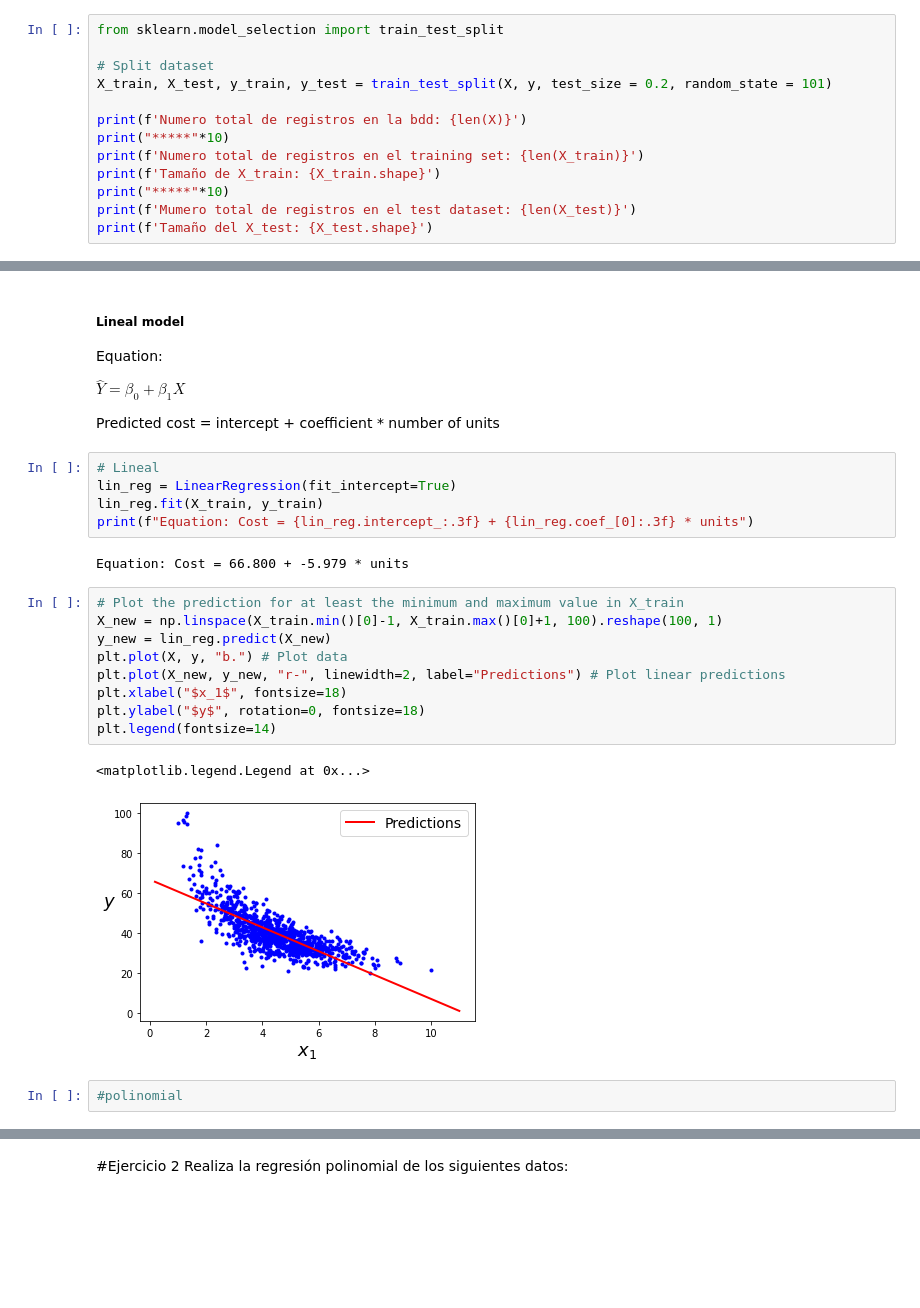
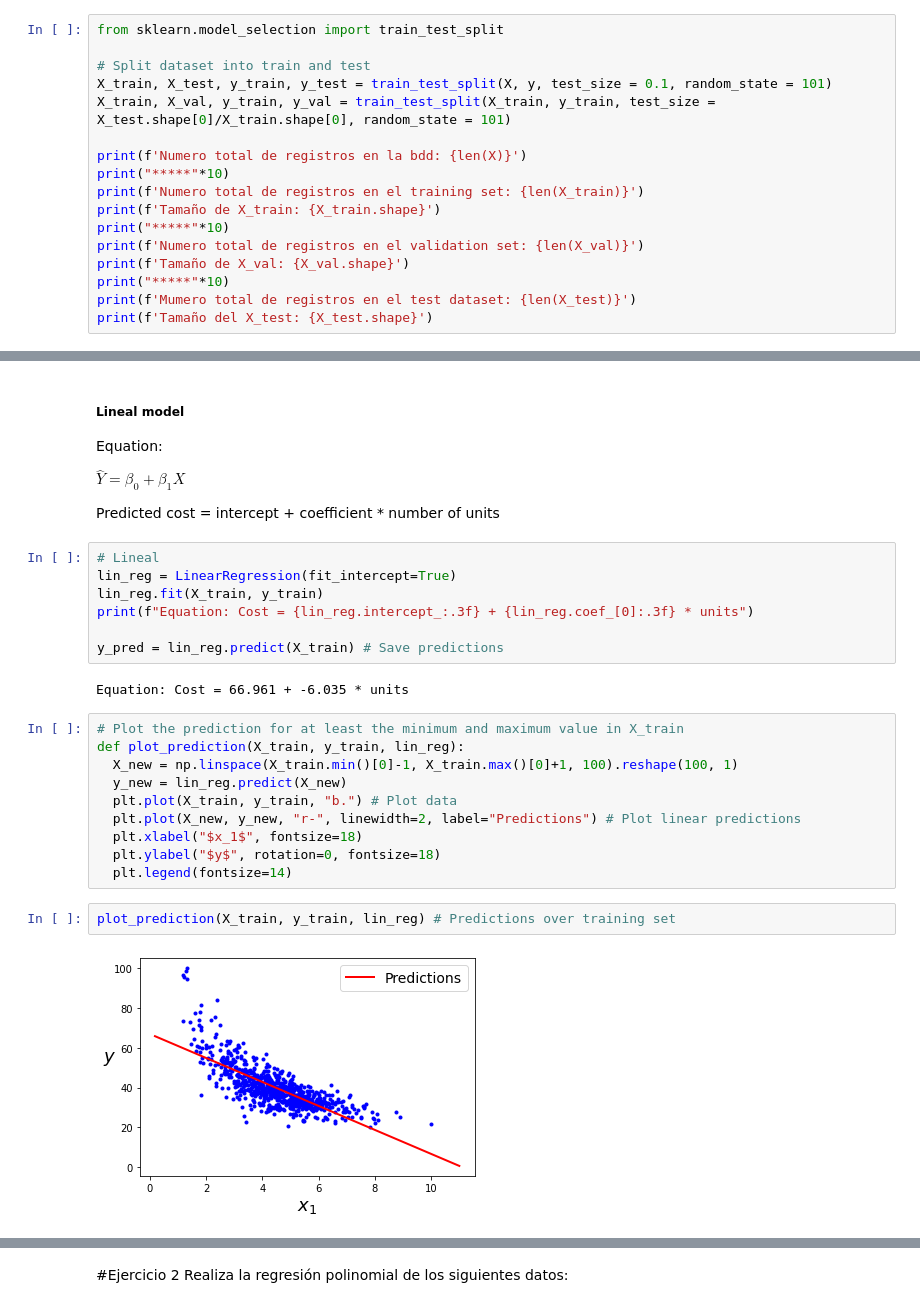
Before and after one commit to PosgradoMNA/actividades-de-aprendizaje-Walt9819, a Jupyter notebook: Week7/RegresionesyKMeans.ipynb, the cells around one changed output, grey strips where cells are left out. Cells and saved outputs as stored; diff of their text form; blank space fills up the shorter version.

```diff
--- a/Week7/RegresionesyKMeans.ipynb
+++ b/Week7/RegresionesyKMeans.ipynb
@@ -301,14 +301,18 @@ plt.plot(X,y,'b.')
 # %%
 from sklearn.model_selection import train_test_split
 
-# Split dataset
-X_train, X_test, y_train, y_test = train_test_split(X, y, test_size = 0.2, random_state = 101)
+# Split dataset into train and test
+X_train, X_test, y_train, y_test = train_test_split(X, y, test_size = 0.1, random_state = 101)
+X_train, X_val, y_train, y_val = train_test_split(X_train, y_train, test_size = X_test.shape[0]/X_train.shape[0], random_state = 101)
 
 print(f'Numero total de registros en la bdd: {len(X)}')
 print("*****"*10)
 print(f'Numero total de registros en el training set: {len(X_train)}')
 print(f'Tamaño de X_train: {X_train.shape}')
 print("*****"*10)
+print(f'Numero total de registros en el validation set: {len(X_val)}')
+print(f'Tamaño de X_val: {X_val.shape}')
+print("*****"*10)
 print(f'Mumero total de registros en el test dataset: {len(X_test)}')
 print(f'Tamaño del X_test: {X_test.shape}')
 # %% [output]
@@ -331,19 +338,21 @@ Predicted cost = intercept + coefficient * number of units
 lin_reg = LinearRegression(fit_intercept=True)
 lin_reg.fit(X_train, y_train)
 print(f"Equation: Cost = {lin_reg.intercept_:.3f} + {lin_reg.coef_[0]:.3f} * units")
+
+y_pred = lin_reg.predict(X_train) # Save predictions
 # %% [output]
-Equation: Cost = 66.800 + -5.979 * units
+Equation: Cost = 66.961 + -6.035 * units
 # %%
 # Plot the prediction for at least the minimum and maximum value in X_train
-X_new = np.linspace(X_train.min()[0]-1, X_train.max()[0]+1, 100).reshape(100, 1)
-y_new = lin_reg.predict(X_new)
-plt.plot(X, y, "b.") # Plot data
-plt.plot(X_new, y_new, "r-", linewidth=2, label="Predictions") # Plot linear predictions
-plt.xlabel("$x_1$", fontsize=18)
-plt.ylabel("$y$", rotation=0, fontsize=18)
-plt.legend(fontsize=14)
+def plot_prediction(X_train, y_train, lin_reg):
+  X_new = np.linspace(X_train.min()[0]-1, X_train.max()[0]+1, 100).reshape(100, 1)
+  y_new = lin_reg.predict(X_new)
+  plt.plot(X_train, y_train, "b.") # Plot data
+  plt.plot(X_new, y_new, "r-", linewidth=2, label="Predictions") # Plot linear predictions
+  plt.xlabel("$x_1$", fontsize=18)
+  plt.ylabel("$y$", rotation=0, fontsize=18)
+  plt.legend(fontsize=14)
-# %% [output]
-<matplotlib.legend.Legend at 0x...>
-[figure, removed]
-# %%
-#polinomial
+# %%
+plot_prediction(X_train, y_train, lin_reg) # Predictions over training set
+# %% [output]
+[figure, added]
```
Also changed, not shown: parts of 27 cells of this notebook.
